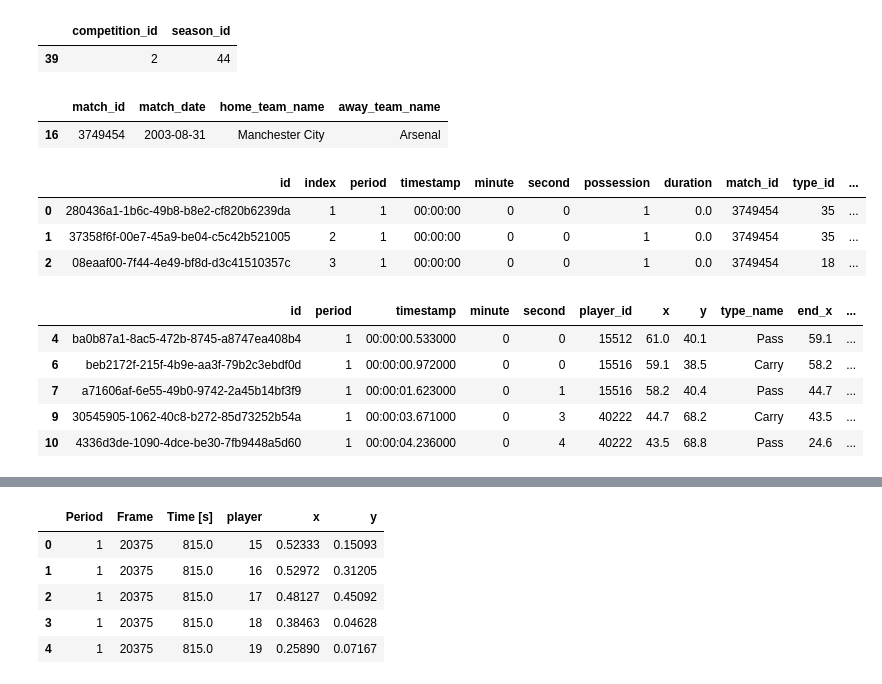
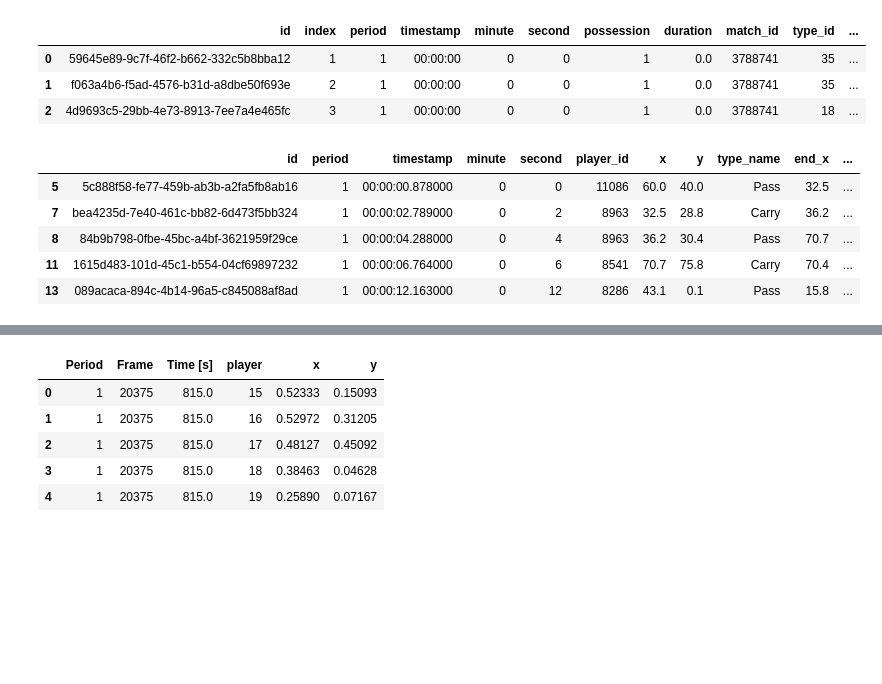
Before and after one commit to Mdhvince/sport_analytics, a Jupyter notebook: envRLsport.ipynb, the cells around one changed output, grey strips where cells are left out. Saved outputs shown, nothing was run; the diff lists cells and outputs as text; code cells hidden in the pictures; blank space fills up the shorter version.

```diff
--- a/envRLsport.ipynb
+++ b/envRLsport.ipynb
@@ -8,26 +10,13 @@ from mplsoccer import Sbopen, Pitch
 parser = Sbopen()
-# %%
-df_competition = parser.competition()
-df_competition[df_competition.competition_name == 'Premier League'][['competition_id', 'season_id']]
-# %% [output]
-|  | competition_id | season_id |
-| 39 | 2 | 44 |
-# %%
-df_games = parser.match(competition_id=2, season_id=44)
-df_games.home_team_name.unique()
-
-df_games[df_games.home_team_name == 'Manchester City'][['match_id', 'match_date', 'home_team_name', 'away_team_name']]
-# %% [output]
-|  | match_id | match_date | home_team_name | away_team_name |
-| 16 | 3749454 | 2003-08-31 | Manchester City | Arsenal |
 # %%
-df_event, df_related, df_freeze, df_tactics = parser.event(3749454)
+match_id = 3788741 # 3749454
+df_event, df_related, df_freeze, df_tactics = parser.event(match_id)
 df_event.head(3)
 # %% [output]
 |  | id | index | period | timestamp | minute | second | possession | duration | match_id | type_id | ... |
-| 0 | 280436a1-1b6c-49b8-b8e2-cf820b6239da | 1 | 1 | 00:00:00 | 0 | 0 | 1 | 0.0 | 3749454 | 35 | ... |
-| 1 | 37358f6f-00e7-45a9-be04-c5c42b521005 | 2 | 1 | 00:00:00 | 0 | 0 | 1 | 0.0 | 3749454 | 35 | ... |
-| 2 | 08eaaf00-7f44-4e49-bf8d-d3c41510357c | 3 | 1 | 00:00:00 | 0 | 0 | 1 | 0.0 | 3749454 | 18 | ... |
+| 0 | 59645e89-9c7f-46f2-b662-332c5b8bba12 | 1 | 1 | 00:00:00 | 0 | 0 | 1 | 0.0 | 3788741 | 35 | ... |
+| 1 | f063a4b6-f5ad-4576-b31d-a8dbe50f693e | 2 | 1 | 00:00:00 | 0 | 0 | 1 | 0.0 | 3788741 | 35 | ... |
+| 2 | 4d9693c5-29bb-4e73-8913-7ee7a4e465fc | 3 | 1 | 00:00:00 | 0 | 0 | 1 | 0.0 | 3788741 | 18 | ... |
 # %%
 cols_to_keep = ["id", "period", "timestamp", "minute", "second", "player_id", "x", "y", "type_name", "end_x", "end_y", "end_z", "outcome_name"]
 df_event_reduced = df_event[cols_to_keep]
@@ -49,11 +38,11 @@ df_event_reduced = df_event_reduced.sort_values(by=["period", "timestamp"], asce
 df_event_reduced.head()
 # %% [output]
 |  | id | period | timestamp | minute | second | player_id | x | y | type_name | end_x | ... |
-| 4 | ba0b87a1-8ac5-472b-8745-a8747ea408b4 | 1 | 00:00:00.533000 | 0 | 0 | 15512 | 61.0 | 40.1 | Pass | 59.1 | ... |
-| 6 | beb2172f-215f-4b9e-aa3f-79b2c3ebdf0d | 1 | 00:00:00.972000 | 0 | 0 | 15516 | 59.1 | 38.5 | Carry | 58.2 | ... |
-| 7 | a71606af-6e55-49b0-9742-2a45b14bf3f9 | 1 | 00:00:01.623000 | 0 | 1 | 15516 | 58.2 | 40.4 | Pass | 44.7 | ... |
-| 9 | 30545905-1062-40c8-b272-85d73252b54a | 1 | 00:00:03.671000 | 0 | 3 | 40222 | 44.7 | 68.2 | Carry | 43.5 | ... |
-| 10 | 4336d3de-1090-4dce-be30-7fb9448a5d60 | 1 | 00:00:04.236000 | 0 | 4 | 40222 | 43.5 | 68.8 | Pass | 24.6 | ... |
+| 5 | 5c888f58-fe77-459b-ab3b-a2fa5fb8ab16 | 1 | 00:00:00.878000 | 0 | 0 | 11086 | 60.0 | 40.0 | Pass | 32.5 | ... |
+| 7 | bea4235d-7e40-461c-bb82-6d473f5bb324 | 1 | 00:00:02.789000 | 0 | 2 | 8963 | 32.5 | 28.8 | Carry | 36.2 | ... |
+| 8 | 84b9b798-0fbe-45bc-a4bf-3621959f29ce | 1 | 00:00:04.288000 | 0 | 4 | 8963 | 36.2 | 30.4 | Pass | 70.7 | ... |
+| 11 | 1615d483-101d-45c1-b554-04cf69897232 | 1 | 00:00:06.764000 | 0 | 6 | 8541 | 70.7 | 75.8 | Carry | 70.4 | ... |
+| 13 | 089acaca-894c-4b14-96a5-c845088af8ad | 1 | 00:00:12.163000 | 0 | 12 | 8286 | 43.1 | 0.1 | Pass | 15.8 | ... |
 # %%
 def create_reward_column(data):
     r = 0.0
```
Also changed, not shown: parts of 19 cells of this notebook, 1 other file.
